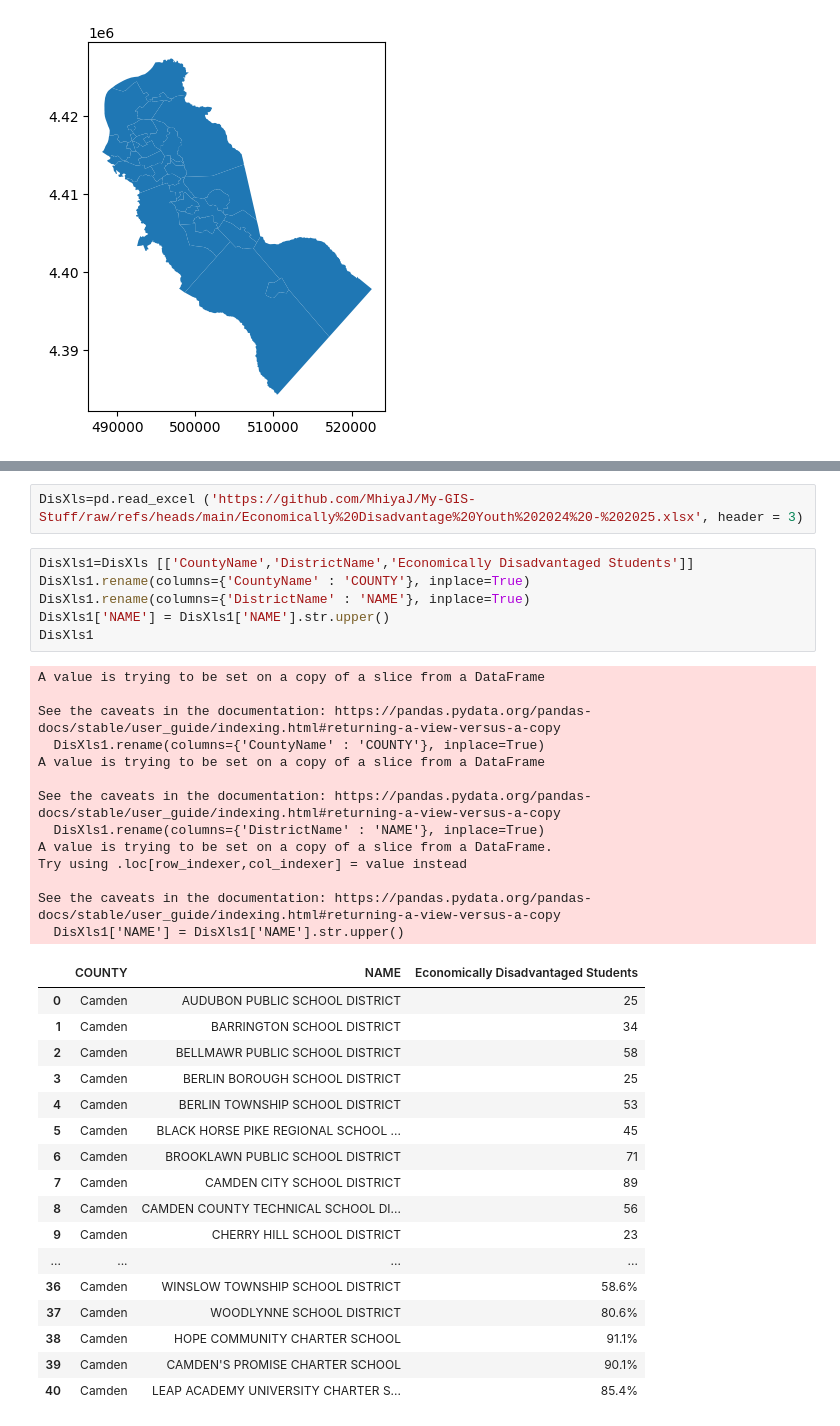
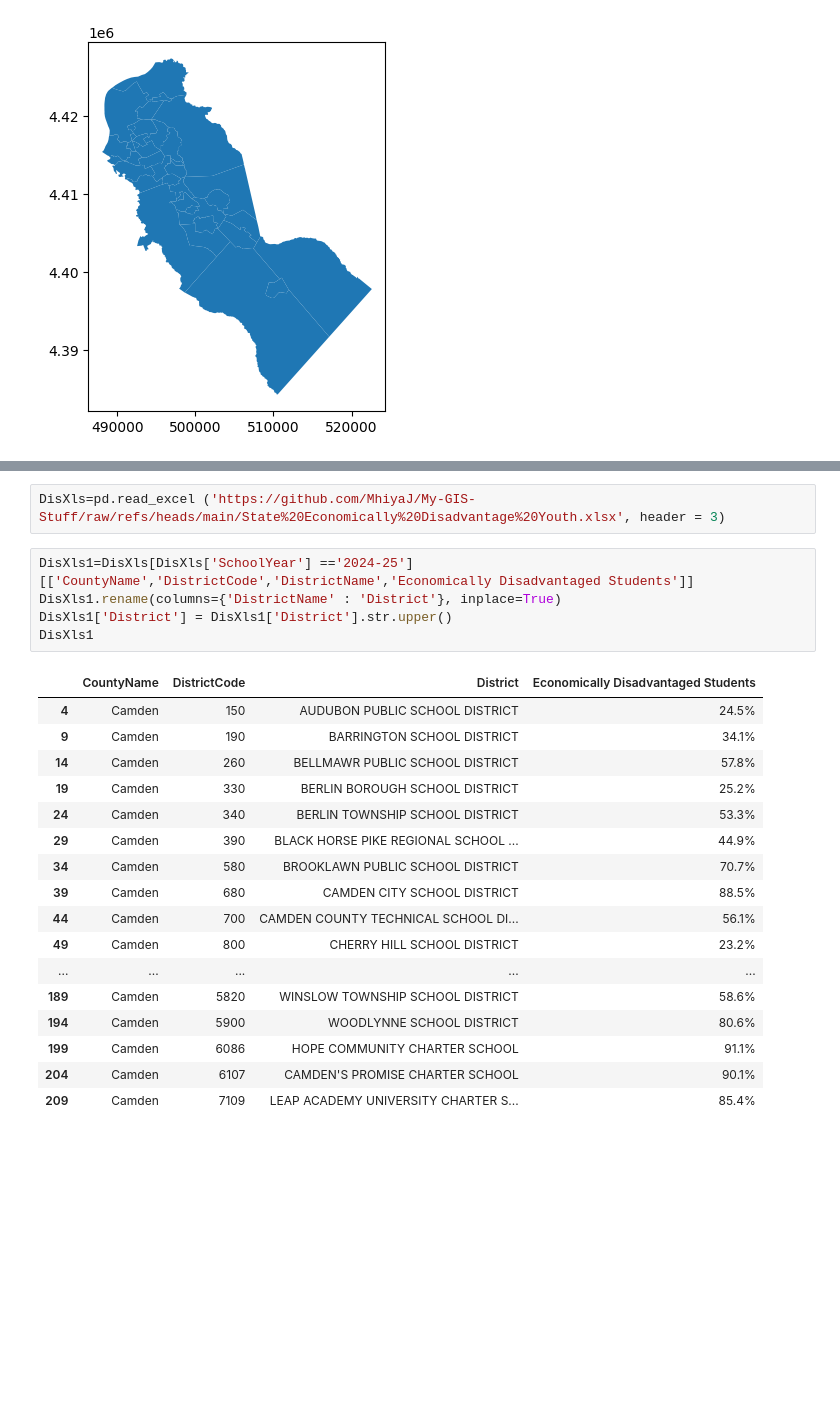
Before and after one commit to MhiyaJ/My-GIS-Stuff, a Jupyter notebook: ***Municipality Merge (ps01).ipynb, the cells around one changed output, grey strips where cells are left out. Drawn from its saved outputs; the diff is of its cells as text; blank space fills up the shorter version.

Commit message:
Munis added to Excel

```diff
--- a/***Municipality Merge (ps01).ipynb
+++ b/***Municipality Merge (ps01).ipynb
@@ -106,42 +96,28 @@ njMun1
 # %%
-DisXls=pd.read_excel ('https://github.com/MhiyaJ/My-GIS-Stuff/raw/refs/heads/main/Economically%20Disadvantage%20Youth%202024%20-%202025.xlsx', header = 3)
+DisXls=pd.read_excel ('https://github.com/MhiyaJ/My-GIS-Stuff/raw/refs/heads/main/State%20Economically%20Disadvantage%20Youth.xlsx', header = 3)
 # %%
-DisXls1=DisXls [['CountyName','DistrictName','Economically Disadvantaged Students']]
-DisXls1.rename(columns={'CountyName' : 'COUNTY'}, inplace=True)
-DisXls1.rename(columns={'DistrictName' : 'NAME'}, inplace=True)
-DisXls1['NAME'] = DisXls1['NAME'].str.upper()
+DisXls1=DisXls[DisXls['SchoolYear'] =='2024-25'][['CountyName','DistrictCode','DistrictName','Economically Disadvantaged Students']]
+DisXls1.rename(columns={'DistrictName' : 'District'}, inplace=True)
+DisXls1['District'] = DisXls1['District'].str.upper()
 DisXls1
 # %% [output]
-A value is trying to be set on a copy of a slice from a DataFrame
-
-See the caveats in the documentation: https://pandas.pydata.org/pandas-docs/stable/user_guide/indexing.html#returning-a-view-versus-a-copy
-  DisXls1.rename(columns={'CountyName' : 'COUNTY'}, inplace=True)
-A value is trying to be set on a copy of a slice from a DataFrame
-
-See the caveats in the documentation: https://pandas.pydata.org/pandas-docs/stable/user_guide/indexing.html#returning-a-view-versus-a-copy
-  DisXls1.rename(columns={'DistrictName' : 'NAME'}, inplace=True)
-A value is trying to be set on a copy of a slice from a DataFrame.
-Try using .loc[row_indexer,col_indexer] = value instead
-
-See the caveats in the documentation: https://pandas.pydata.org/pandas-docs/stable/user_guide/indexing.html#returning-a-view-versus-a-copy
-  DisXls1['NAME'] = DisXls1['NAME'].str.upper()
-|  | COUNTY | NAME | Economically Disadvantaged Students |
-| 0 | Camden | AUDUBON PUBLIC SCHOOL DISTRICT | 25 |
-| 1 | Camden | BARRINGTON SCHOOL DISTRICT | 34 |
-| 2 | Camden | BELLMAWR PUBLIC SCHOOL DISTRICT | 58 |
-| 3 | Camden | BERLIN BOROUGH SCHOOL DISTRICT | 25 |
-| 4 | Camden | BERLIN TOWNSHIP SCHOOL DISTRICT | 53 |
-| 5 | Camden | BLACK HORSE PIKE REGIONAL SCHOOL ... | 45 |
-| 6 | Camden | BROOKLAWN PUBLIC SCHOOL DISTRICT | 71 |
-| 7 | Camden | CAMDEN CITY SCHOOL DISTRICT | 89 |
-| 8 | Camden | CAMDEN COUNTY TECHNICAL SCHOOL DI... | 56 |
-| 9 | Camden | CHERRY HILL SCHOOL DISTRICT | 23 |
-| ... | ... | ... | ... |
-| 36 | Camden | WINSLOW TOWNSHIP SCHOOL DISTRICT | 58.6% |
-| 37 | Camden | WOODLYNNE SCHOOL DISTRICT | 80.6% |
-| 38 | Camden | HOPE COMMUNITY CHARTER SCHOOL | 91.1% |
-| 39 | Camden | CAMDEN'S PROMISE CHARTER SCHOOL | 90.1% |
-| 40 | Camden | LEAP ACADEMY UNIVERSITY CHARTER S... | 85.4% |
+|  | CountyName | DistrictCode | District | Economically Disadvantaged Students |
+| 4 | Camden | 150 | AUDUBON PUBLIC SCHOOL DISTRICT | 24.5% |
+| 9 | Camden | 190 | BARRINGTON SCHOOL DISTRICT | 34.1% |
+| 14 | Camden | 260 | BELLMAWR PUBLIC SCHOOL DISTRICT | 57.8% |
+| 19 | Camden | 330 | BERLIN BOROUGH SCHOOL DISTRICT | 25.2% |
+| 24 | Camden | 340 | BERLIN TOWNSHIP SCHOOL DISTRICT | 53.3% |
+| 29 | Camden | 390 | BLACK HORSE PIKE REGIONAL SCHOOL ... | 44.9% |
+| 34 | Camden | 580 | BROOKLAWN PUBLIC SCHOOL DISTRICT | 70.7% |
+| 39 | Camden | 680 | CAMDEN CITY SCHOOL DISTRICT | 88.5% |
+| 44 | Camden | 700 | CAMDEN COUNTY TECHNICAL SCHOOL DI... | 56.1% |
+| 49 | Camden | 800 | CHERRY HILL SCHOOL DISTRICT | 23.2% |
+| ... | ... | ... | ... | ... |
+| 189 | Camden | 5820 | WINSLOW TOWNSHIP SCHOOL DISTRICT | 58.6% |
+| 194 | Camden | 5900 | WOODLYNNE SCHOOL DISTRICT | 80.6% |
+| 199 | Camden | 6086 | HOPE COMMUNITY CHARTER SCHOOL | 91.1% |
+| 204 | Camden | 6107 | CAMDEN'S PROMISE CHARTER SCHOOL | 90.1% |
+| 209 | Camden | 7109 | LEAP ACADEMY UNIVERSITY CHARTER S... | 85.4% |
 # %%
 #njMun1[['MUN','GEOID']]
 #code from class to strip white space for merging
```
Also changed, not shown: parts of 10 cells of this notebook.
